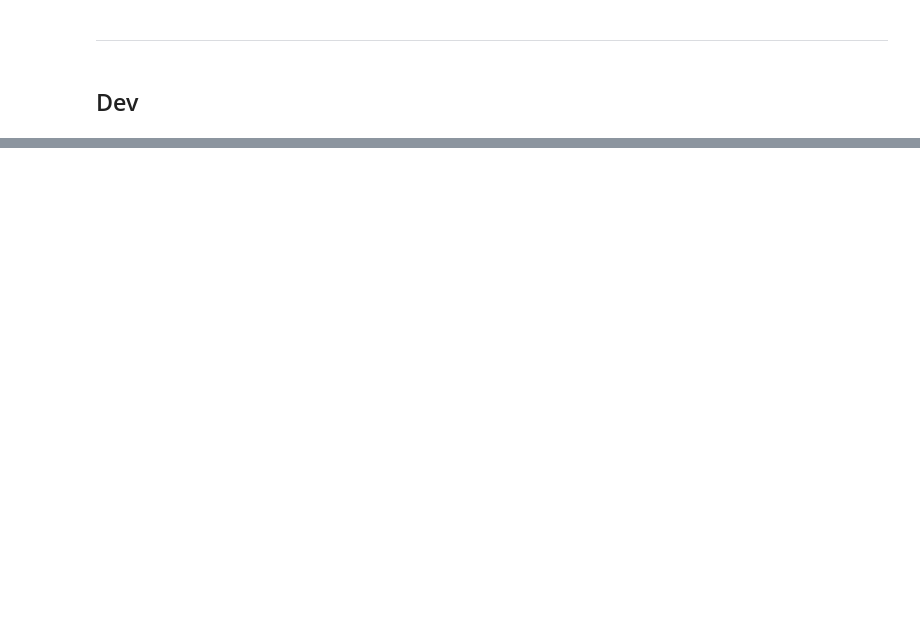
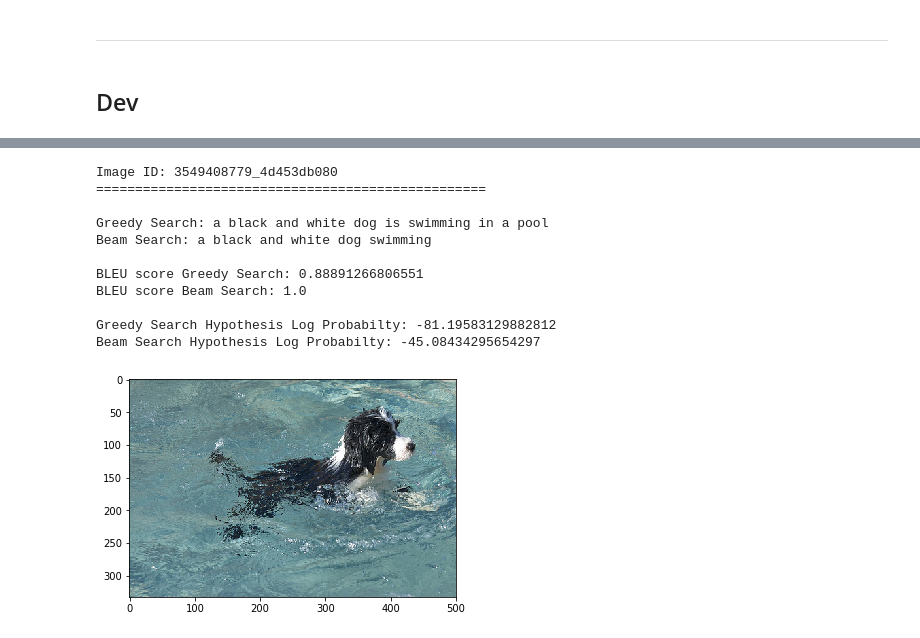
Before and after one commit to VIVelev/Image-Captioning, a Jupyter notebook: src/notebooks/train-eval.ipynb, the cells around one changed output, grey strips where cells are left out. Drawn from its saved outputs; the diff is of its cells as text; code cells hidden in the pictures; blank space fills up the shorter version.

```diff
--- a/src/notebooks/train-eval.ipynb
+++ b/src/notebooks/train-eval.ipynb
@@ -307,6 +335,19 @@ evaluate(
 # %%
 evaluate(
-    np.random.choice(list(train_image_descriptions.keys())), beam_width=50
+    np.random.choice(list(train_image2descriptions.keys())), beam_width=50
 )
+# %% [output]
+Image ID: 3549408779_4d453db080
+==================================================
+
+Greedy Search: a black and white dog is swimming in a pool
+Beam Search: a black and white dog swimming
+
+BLEU score Greedy Search: 0.88891266806551
+BLEU score Beam Search: 1.0
+
+Greedy Search Hypothesis Log Probabilty: -81.19583129882812
+Beam Search Hypothesis Log Probabilty: -45.08434295654297
+[figure, added]
 # %%
 evaluate(
```
Also changed, not shown: parts of 13 cells of this notebook.
